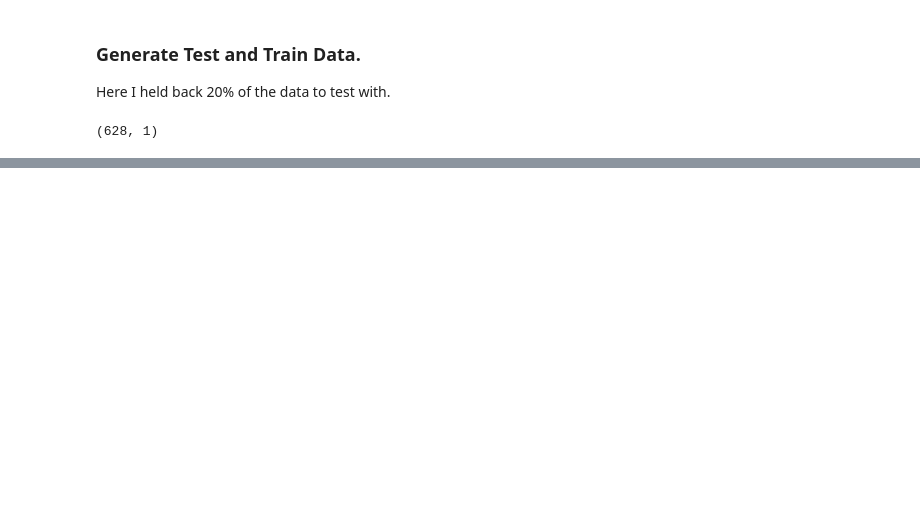
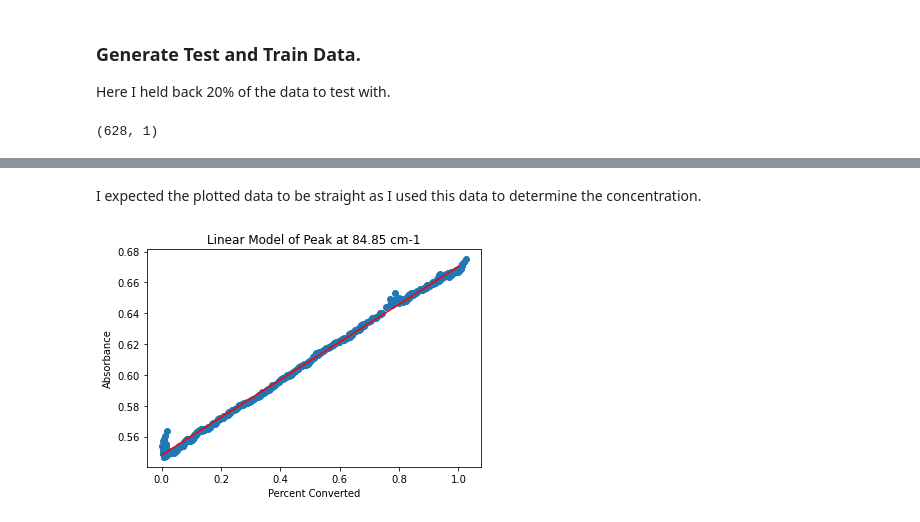
Before and after one commit to michaellaephillips/THzProject, a Jupyter notebook: THzProject.ipynb, the cells around one changed output, grey strips where cells are left out. Cells and saved outputs as stored; diff of their text form; code cells hidden in the pictures; blank space fills up the shorter version.

```diff
--- a/THzProject.ipynb
+++ b/THzProject.ipynb
@@ -307,0 +267,19 @@ def plot_metrics(vals, ylabel, objective):
+# %%
+m = LR.coef_
+# %%
+b = LR.intercept_
+# %% [markdown]
+I expected the plotted data to be straight as I used this data to determine the concentration.
+# %%
+xs = [0,1]
+# %%
+ys=m*xs+b
+# %%
+_=plt.scatter(X_train,y_train)
+_=plt.plot(xs,ys, color = 'red')
+plt.ylabel('Absorbance')
+plt.xlabel('Percent Converted')
+plt.title('Linear Model of Peak at 84.85 cm-1')
+plt.show()
+# %% [output]
+[figure, added]
```
Also changed, not shown: parts of 30 cells of this notebook.
